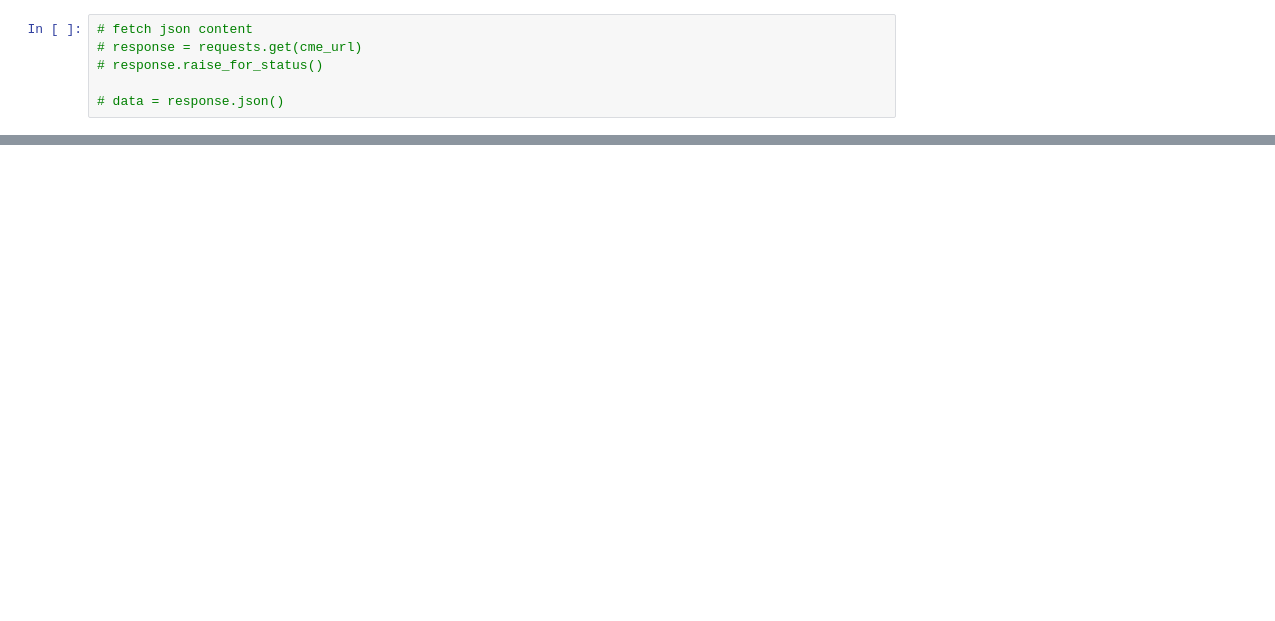
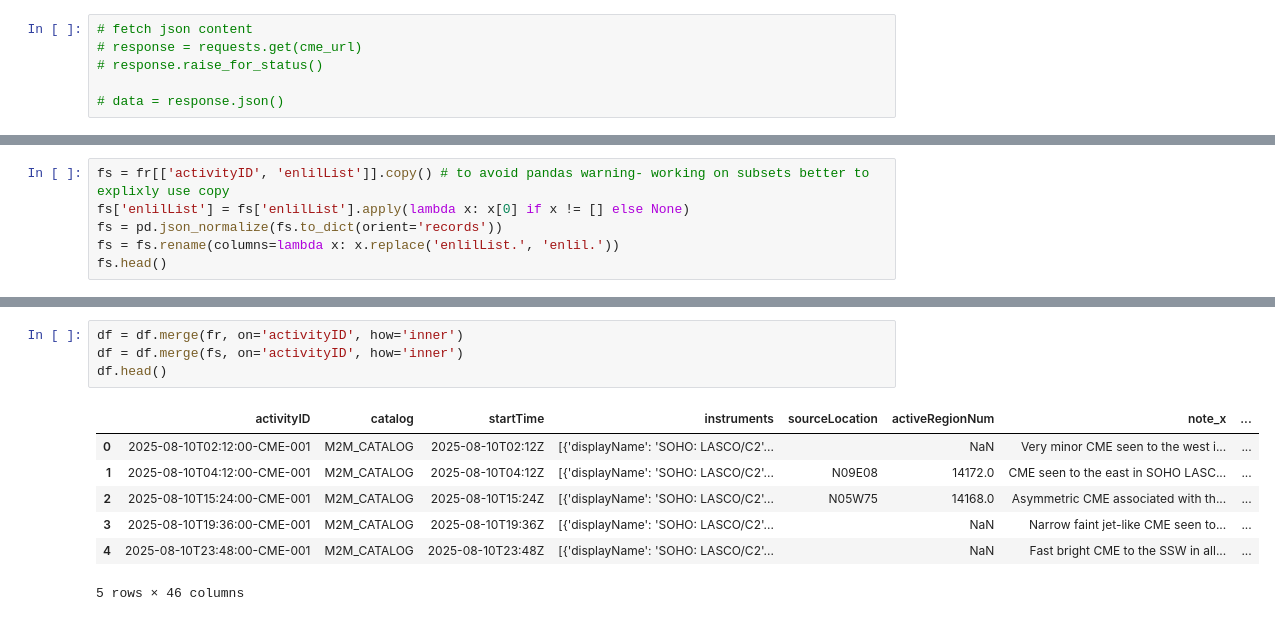
Before and after one commit to AERI078/space_weather_analysis_and_prediction, a Jupyter notebook: api-test.ipynb, the cells around one changed output, grey strips where cells are left out. Saved outputs shown, nothing was run; the diff lists cells and outputs as text; blank space fills up the shorter version.

Commit message:
better structure and eda progress

```diff
--- a/api-test.ipynb
+++ b/api-test.ipynb
@@ -15,0 +58,6 @@ print(data)
+# %%
+fs = fr[['activityID', 'enlilList']].copy() # to avoid pandas warning- working on subsets better to explixly use copy
+fs['enlilList'] = fs['enlilList'].apply(lambda x: x[0] if x != [] else None)
+fs = pd.json_normalize(fs.to_dict(orient='records'))
+fs = fs.rename(columns=lambda x: x.replace('enlilList.', 'enlil.'))
+fs.head()
@@ -15,0 +71,12 @@ print(data)
+# %%
+df = df.merge(fr, on='activityID', how='inner')
+df = df.merge(fs, on='activityID', how='inner')
+df.head()
+# %% [output]
+|  | activityID | catalog | startTime | instruments | sourceLocation | activeRegionNum | note_x | ... |
+| 0 | 2025-08-10T02:12:00-CME-001 | M2M_CATALOG | 2025-08-10T02:12Z | [{'displayName': 'SOHO: LASCO/C2'... |  | NaN | Very minor CME seen to the west i... | ... |
+| 1 | 2025-08-10T04:12:00-CME-001 | M2M_CATALOG | 2025-08-10T04:12Z | [{'displayName': 'SOHO: LASCO/C2'... | N09E08 | 14172.0 | CME seen to the east in SOHO LASC... | ... |
+| 2 | 2025-08-10T15:24:00-CME-001 | M2M_CATALOG | 2025-08-10T15:24Z | [{'displayName': 'SOHO: LASCO/C2'... | N05W75 | 14168.0 | Asymmetric CME associated with th... | ... |
+| 3 | 2025-08-10T19:36:00-CME-001 | M2M_CATALOG | 2025-08-10T19:36Z | [{'displayName': 'SOHO: LASCO/C2'... |  | NaN | Narrow faint jet-like CME seen to... | ... |
+| 4 | 2025-08-10T23:48:00-CME-001 | M2M_CATALOG | 2025-08-10T23:48Z | [{'displayName': 'SOHO: LASCO/C2'... |  | NaN | Fast bright CME to the SSW in all... | ... |
+5 rows × 46 columns
```
Also changed, not shown: parts of 17 cells of this notebook, 19 other files.
